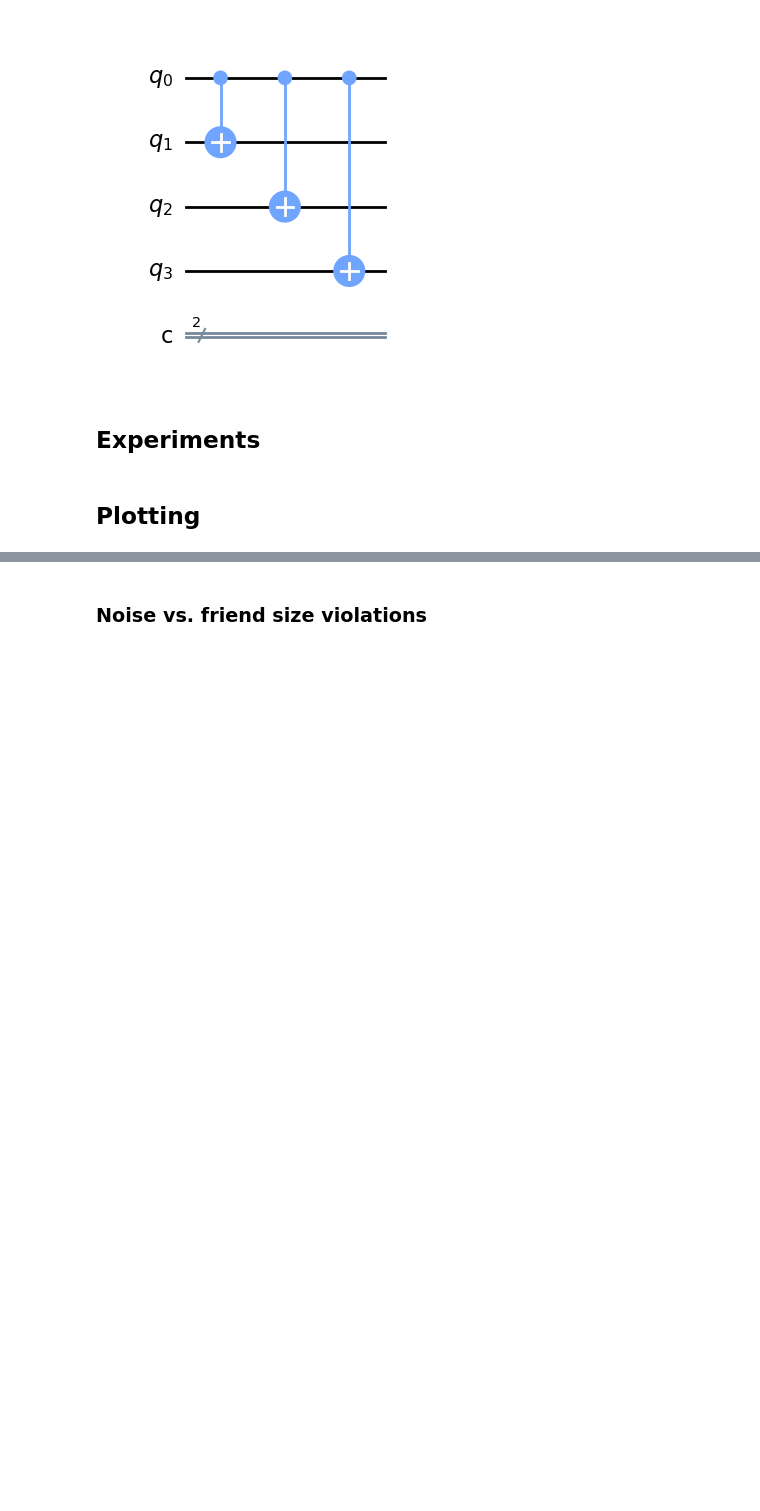
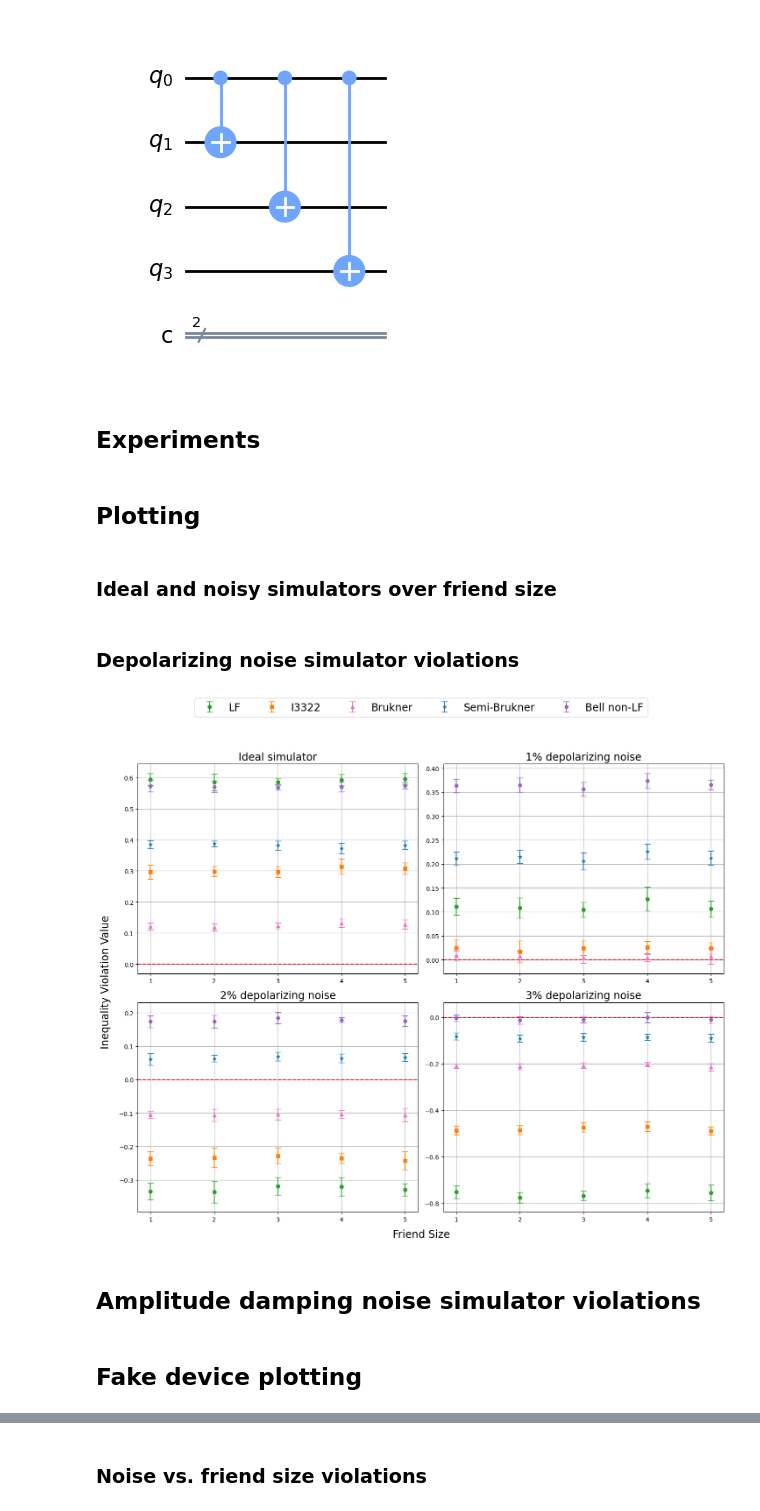
Before and after one commit to unitaryfund/wigners_friend, a Jupyter notebook: notebooks/ewfs_plots.ipynb, the cells around one changed output, grey strips where cells are left out. Drawn from its saved outputs; the diff is of its cells as text; code cells hidden in the pictures; blank space fills up the shorter version.

```diff
--- a/notebooks/ewfs_plots.ipynb
+++ b/notebooks/ewfs_plots.ipynb
@@ -188,3 +212,15 @@ def double_expect(settings: list[Setting], results: dict) -> float:
+# %%
+def depolarizing_noise_model(error: float = 0.01) -> NoiseModel:
+    """Defines an depolarizing noise model with one-qubit.
+
+    Args:
+        error: One-qubit gate error rate (default 1%).
+    Returns:
+        Depolarizing noise model.
+    """
+    noise_model = NoiseModel()
+    noise_model.add_all_qubit_quantum_error(depolarizing_error(error, 1), ["u1", "u2", "u3"])
+    return noise_model
 # %% [markdown]
 ## Experiments
 # %%
@@ -395,0 +427,2 @@ def plot_results(
+# %% [markdown]
+### Ideal and noisy simulators over friend size
@@ -395,0 +479,30 @@ def plot_results(
+# %% [markdown]
+### Depolarizing noise simulator violations
+# %%
+fig, axs = plt.subplots(2,2, figsize=(15, 12))  # Create a figure with two subplots
+
+plot_results(axs[0,0], simulator_results, friend_sizes, plot_error_bars=True, plot_title="Ideal simulator")
+plot_results(axs[0,1], depolarizing_1perc_results, friend_sizes, plot_error_bars=True, plot_title="1% depolarizing noise")
+plot_results(axs[1,0], depolarizing_2perc_results, friend_sizes, plot_error_bars=True, plot_title="2% depolarizing noise")
+plot_results(axs[1,1], depolarizing_3perc_results, friend_sizes, plot_error_bars=True, plot_title="3% depolarizing noise")
+
+# Use the legend from the first subplot
+handles, labels = axs[0,0].get_legend_handles_labels()
+
+# Create a single shared legend
+fig.legend(handles, labels, loc="upper center", ncol=len(labels), bbox_to_anchor=(0.5, 1.05), fontsize="xx-large")
+
+# Set common x-axis and y-axis labels
+fig.text(0.5, 0.02, "Friend Size", ha="center", va="center", fontsize="xx-large")
+fig.text(0.02, 0.5, "Inequality Violation Value", ha="center", va="center", rotation="vertical", fontsize="xx-large")
+
+for ax in np.ravel(axs):
+    ax.set_title(ax.get_title(), fontsize="xx-large")
+
+plt.tight_layout(rect=[0.03, 0.03, 0.97, 0.95])
+plt.savefig("ghz_noise_levels_vs_friend_sizes.pdf", bbox_inches="tight")
+plt.show()
+# %% [output]
+[figure, added]
+# %% [markdown]
+## Amplitude damping noise simulator violations
@@ -395,0 +571,2 @@ def plot_results(
+# %% [markdown]
+## Fake device plotting
```
Also changed, not shown: parts of 19 cells of this notebook.
